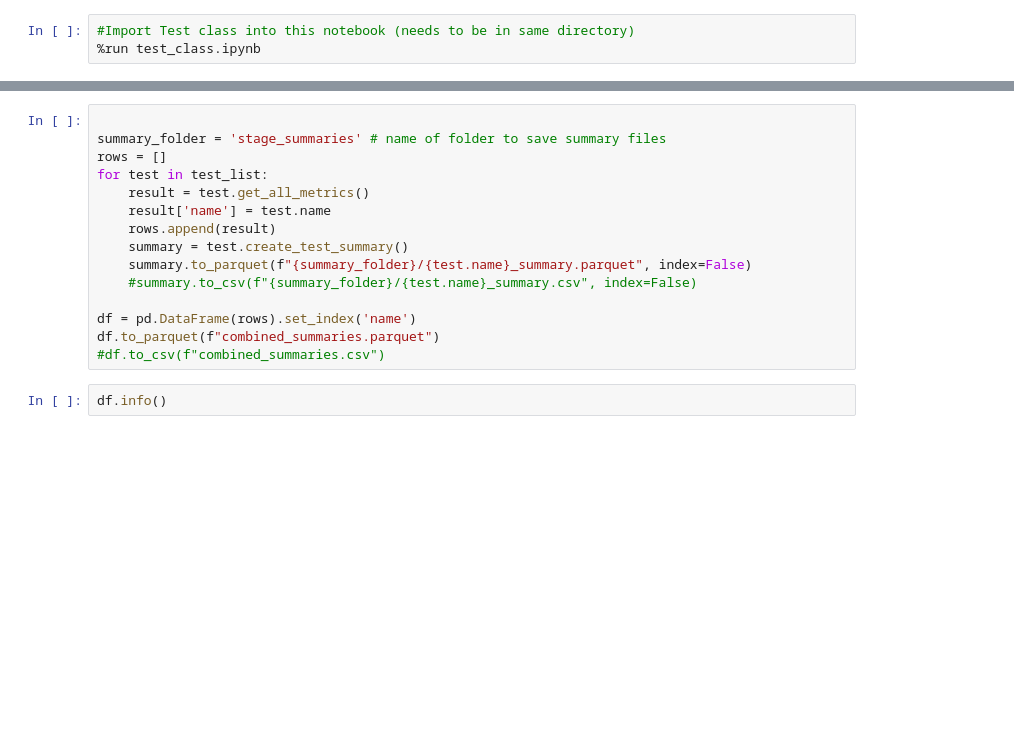
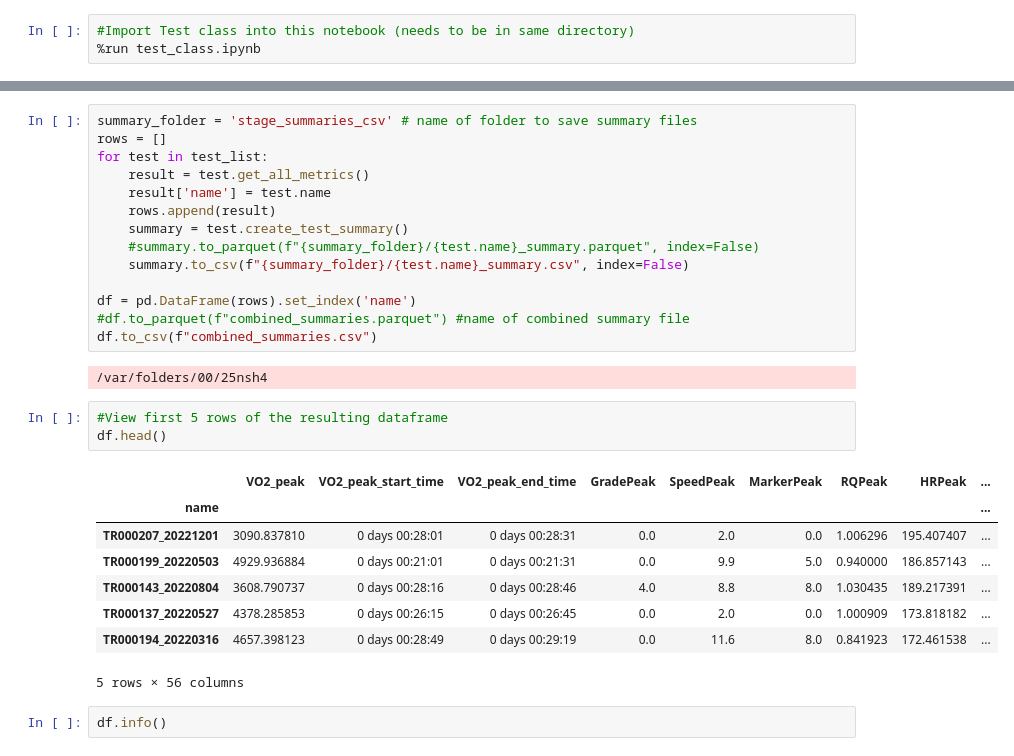
Before and after one commit to myschne/SI485Project, a Jupyter notebook: feat_ext.ipynb, the cells around one changed output, grey strips where cells are left out. Saved outputs shown, nothing was run; the diff lists cells and outputs as text; blank space fills up the shorter version.

```diff
--- a/feat_ext.ipynb
+++ b/feat_ext.ipynb
@@ -105,18 +110,31 @@ test_1.get_all_metrics(plot=True)
 # %%
-
-summary_folder = 'stage_summaries' # name of folder to save summary files
+summary_folder = 'stage_summaries_csv' # name of folder to save summary files
 rows = []
 for test in test_list:
     result = test.get_all_metrics()
     result['name'] = test.name
     rows.append(result)
     summary = test.create_test_summary()
-    summary.to_parquet(f"{summary_folder}/{test.name}_summary.parquet", index=False)
-    #summary.to_csv(f"{summary_folder}/{test.name}_summary.csv", index=False)
+    #summary.to_parquet(f"{summary_folder}/{test.name}_summary.parquet", index=False)
+    summary.to_csv(f"{summary_folder}/{test.name}_summary.csv", index=False)
 
 df = pd.DataFrame(rows).set_index('name')
-df.to_parquet(f"combined_summaries.parquet")
-#df.to_csv(f"combined_summaries.csv")
+#df.to_parquet(f"combined_summaries.parquet") #name of combined summary file
+df.to_csv(f"combined_summaries.csv")
+# %% [output]
+/var/folders/00/25nsh4
+# %%
+#View first 5 rows of the resulting dataframe
+df.head()
+# %% [output]
+|  | VO2_peak | VO2_peak_start_time | VO2_peak_end_time | GradePeak | SpeedPeak | MarkerPeak | RQPeak | HRPeak | ... |
+| name |  |  |  |  |  |  |  |  | ... |
+| TR000207_20221201 | 3090.837810 | 0 days 00:28:01 | 0 days 00:28:31 | 0.0 | 2.0 | 0.0 | 1.006296 | 195.407407 | ... |
+| TR000199_20220503 | 4929.936884 | 0 days 00:21:01 | 0 days 00:21:31 | 0.0 | 9.9 | 5.0 | 0.940000 | 186.857143 | ... |
+| TR000143_20220804 | 3608.790737 | 0 days 00:28:16 | 0 days 00:28:46 | 4.0 | 8.8 | 8.0 | 1.030435 | 189.217391 | ... |
+| TR000137_20220527 | 4378.285853 | 0 days 00:26:15 | 0 days 00:26:45 | 0.0 | 2.0 | 0.0 | 1.000909 | 173.818182 | ... |
+| TR000194_20220316 | 4657.398123 | 0 days 00:28:49 | 0 days 00:29:19 | 0.0 | 11.6 | 8.0 | 0.841923 | 172.461538 | ... |
+5 rows × 56 columns
 # %%
 df.info()
 # %% [output]
```
Also changed, not shown: parts of 7 cells of this notebook.
